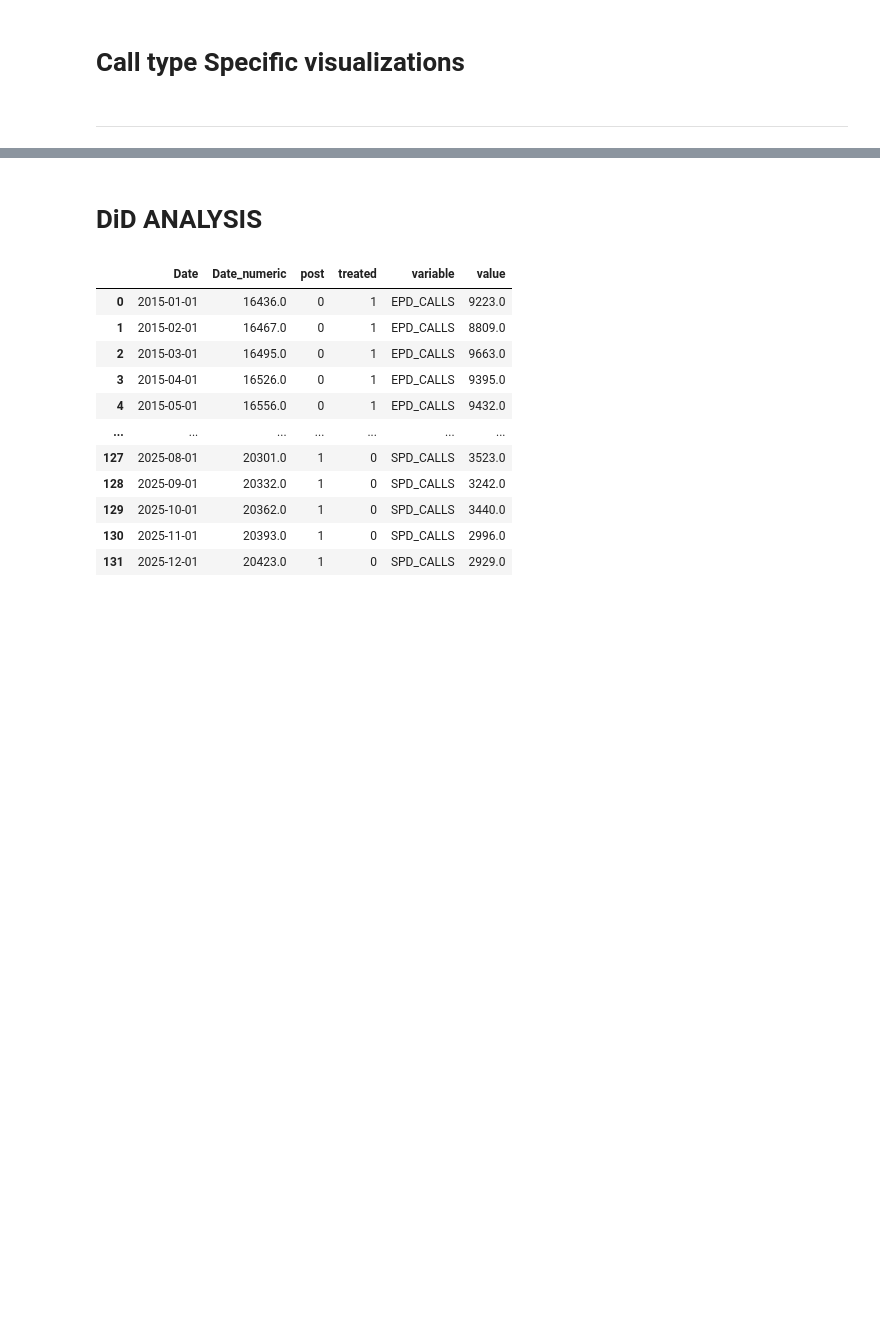
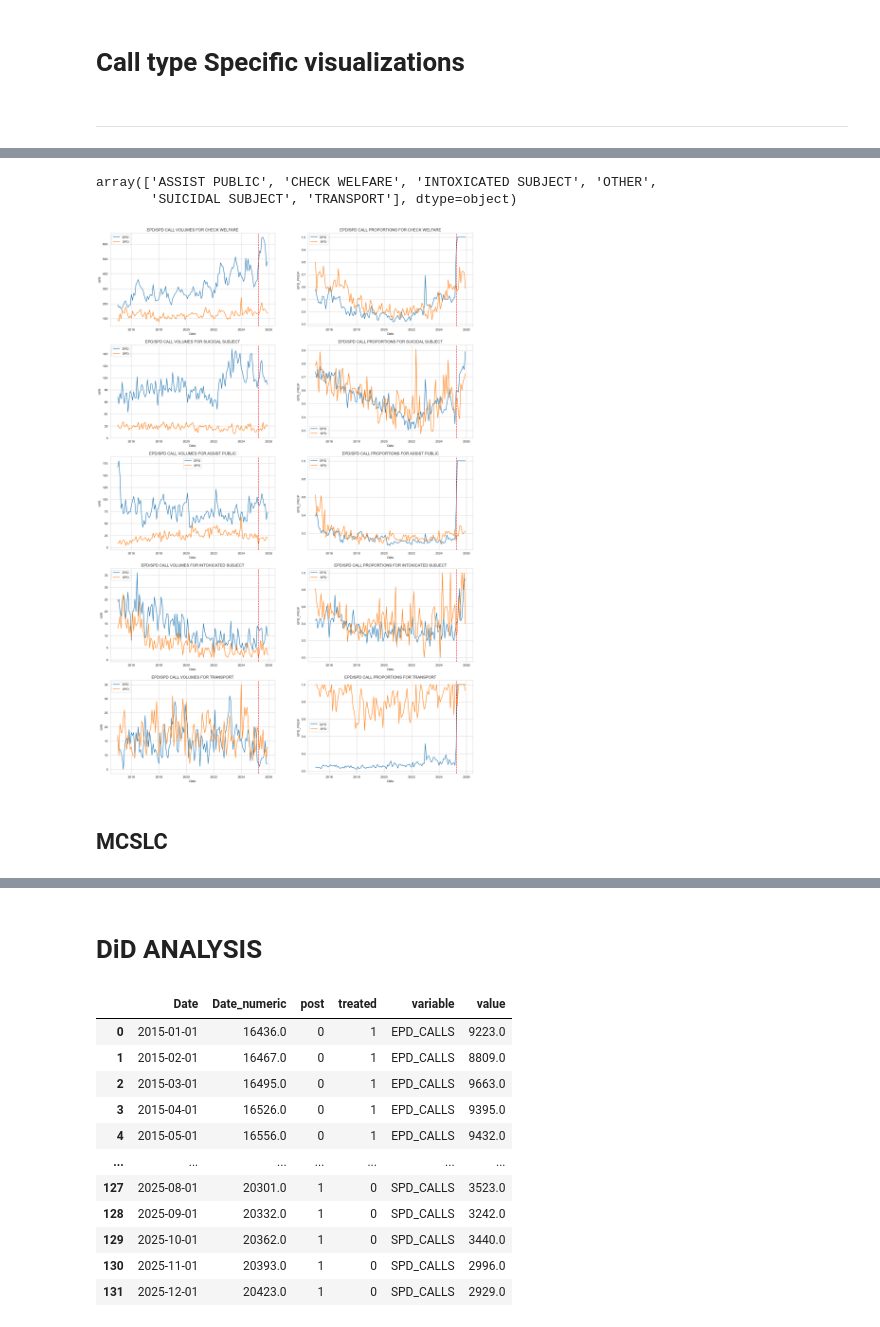
Before and after one commit to luhlig123/DataScienceInAction, a Jupyter notebook: DSCI410_Data_Processing.ipynb, the cells around one changed output, grey strips where cells are left out. Saved outputs shown, nothing was run; the diff lists cells and outputs as text; code cells hidden in the pictures; blank space fills up the shorter version.

```diff
--- a/DSCI410_Data_Processing.ipynb
+++ b/DSCI410_Data_Processing.ipynb
@@ -811,0 +784,3 @@ sns.lineplot(data = CAHOOTS_SPR_TYPES_VOLUME, x = "Date", y = "calls", hue = "ca
+# %%
+EUG_SPR_TYPES_PROP = EUG_SPR_TYPES_VOLUME.pivot_table(index = ["Date", "call type"], columns = ["agency"], values = ["calls"], aggfunc='sum').fillna(0)
+EUG_SPR_TYPES_PROP
@@ -811,0 +803,17 @@ sns.lineplot(data = CAHOOTS_SPR_TYPES_VOLUME, x = "Date", y = "calls", hue = "ca
+# %%
+all_epd = EUG_SPR_TYPES_PROP["calls"]["EPD"]
+all_spd = EUG_SPR_TYPES_PROP["calls"]["SPD"]
+all_cahoots_eug = EUG_SPR_TYPES_PROP["calls"]["CAHOOTS_EUG"]
+all_cahoots_spr = EUG_SPR_TYPES_PROP["calls"]["CAHOOTS_SPR"]
+all_mcslc_eug = EUG_SPR_TYPES_PROP["calls"]["MCSLC_EUG"]
+all_mcslc_spr = EUG_SPR_TYPES_PROP["calls"]["MCSLC_SPR"]
+
+EUG_SPR_TYPES_PROP["CAHOOTS_EUG_PROP"] = all_cahoots_eug / (all_epd + all_cahoots_eug + all_mcslc_eug)
+EUG_SPR_TYPES_PROP["CAHOOTS_SPR_PROP"] = all_cahoots_spr / (all_spd + all_cahoots_spr + all_mcslc_spr)
+EUG_SPR_TYPES_PROP["EPD_PROP"] = all_epd / (all_epd + all_cahoots_eug + all_mcslc_eug)
+EUG_SPR_TYPES_PROP["SPD_PROP"] = all_spd / (all_spd + all_cahoots_spr + all_mcslc_spr)
+EUG_SPR_TYPES_PROP["MCSLC_EUG_PROP"] = all_mcslc_eug / (all_epd + all_cahoots_eug + all_mcslc_eug)
+EUG_SPR_TYPES_PROP["MCSLC_SPR_PROP"] = all_mcslc_spr / (all_spd + all_cahoots_spr + all_mcslc_spr)
+
+
+EUG_SPR_TYPES_PROP
@@ -811,0 +836,32 @@ sns.lineplot(data = CAHOOTS_SPR_TYPES_VOLUME, x = "Date", y = "calls", hue = "ca
+# %%
+EUG_SPR_TYPES_PROP['EPD_PROP'].reset_index()["call type"].unique()
+# %% [output]
+array(['ASSIST PUBLIC', 'CHECK WELFARE', 'INTOXICATED SUBJECT', 'OTHER',
+       'SUICIDAL SUBJECT', 'TRANSPORT'], dtype=object)
+# %%
+#EPD/SPD CALL TYPE VOLUMES AND_PROPORTIONS
+
+fig, axes = plt.subplots(5, 2, figsize=(20, 30))
+
+temp_eug = EUG_SPR_TYPES_PROP['EPD_PROP'].reset_index()
+temp_spr = EUG_SPR_TYPES_PROP['SPD_PROP'].reset_index()
+
+variables = np.array(["CHECK WELFARE", "SUICIDAL SUBJECT", "ASSIST PUBLIC", "INTOXICATED SUBJECT", "TRANSPORT"])
+
+for i in range(len(variables)):
+    var = variables[i]
+    sns.lineplot(data = EPD_TYPES_VOLUME[EPD_TYPES_VOLUME["call type"] == var], x = "Date", y = "calls", label = "EPD", ax=axes[i,0])
+    sns.lineplot(data = SPD_TYPES_VOLUME[SPD_TYPES_VOLUME["call type"] == var], x = "Date", y = "calls", label = "SPD", ax=axes[i,0])
+    axes[i, 0].set_title(f"EPD/SPD CALL VOLUMES FOR {var}")
+    axes[i, 0].axvline(dt.datetime(2025, 4, 7), color = 'red', linestyle = "--", label = "END OF CAHOOTS OPERATION")
+
+for i in range(len(variables)):
+    var = variables[i]
+    sns.lineplot(data = temp_eug[temp_eug["call type"] == var], x = "Date", y = "EPD_PROP", label = "EPD", ax=axes[i,1])
+    sns.lineplot(data = temp_spr[temp_spr["call type"] == var], x = "Date", y = "SPD_PROP", label = "SPD", ax=axes[i,1])
+    axes[i, 1].set_title(f"EPD/SPD CALL PROPORTIONS FOR {var}")
+    axes[i, 1].axvline(dt.datetime(2025, 4, 7), color = 'red', linestyle = "--", label = "END OF CAHOOTS OPERATION")
+# %% [output]
+[figure, added]
+# %% [markdown]
+## MCSLC
```
Also changed, not shown: parts of 53 cells of this notebook.
